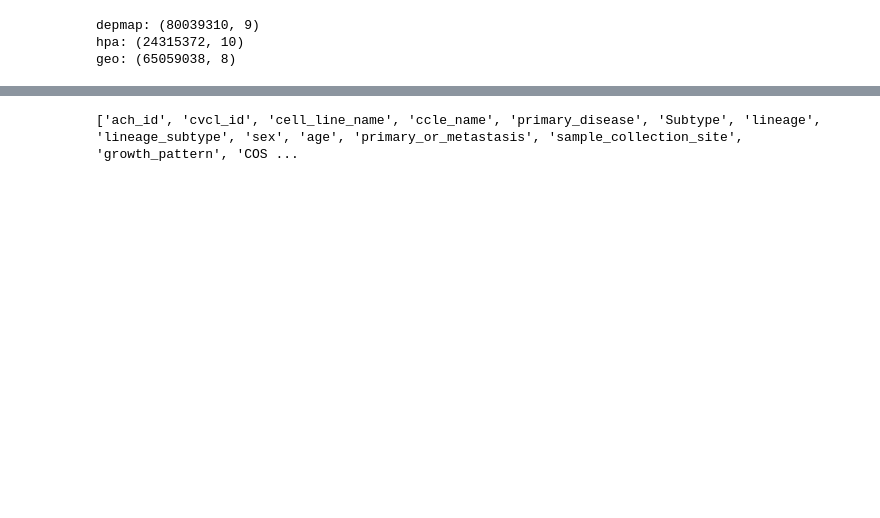
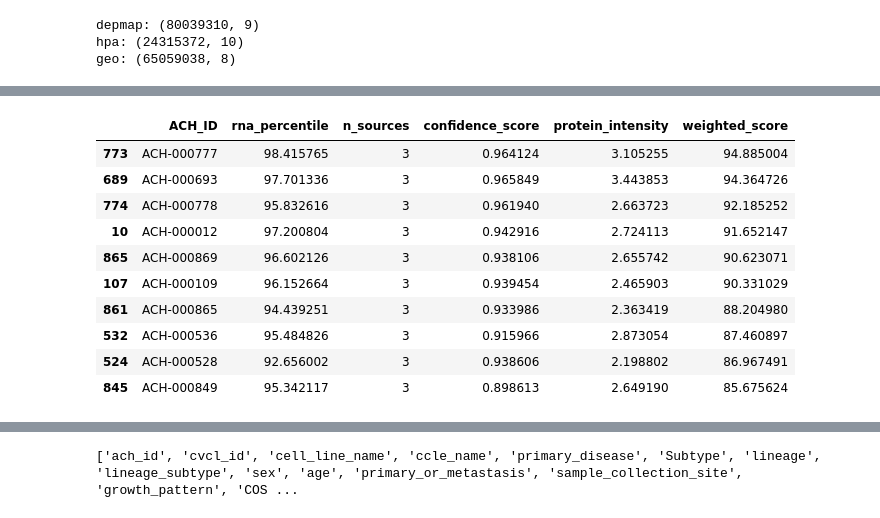
Before and after one commit to NattawasP/SEMTM0044_2025_AYEAR_TEAM34, a Jupyter notebook: notebooks/Victor_Data Exploration/Percentile_Ranking.ipynb, the cells around one changed output, grey strips where cells are left out. Saved outputs shown, nothing was run; the diff lists cells and outputs as text; code cells hidden in the pictures; blank space fills up the shorter version.

```diff
--- a/notebooks/Victor_Data Exploration/Percentile_Ranking.ipynb
+++ b/notebooks/Victor_Data Exploration/Percentile_Ranking.ipynb
@@ -121,0 +100,38 @@ combined.head(10)
+# %%
+target = "ENSG00000146648"   # EGFR
+
+# pull the gene's rows from each source
+dm_sub  = depmap[depmap["ensembl_id"] == target][["ACH_ID", "log2_tpm_plus1"]]
+hpa_sub = hpa[hpa["ensembl_id"] == target][["ACH_ID", "log2_tpm_plus1"]]
+geo_sub = geo[geo["ensembl_id"] == target][["ACH_ID", "log2_tpm_plus1"]]
+
+# aggregate replicates per cell line
+def aggregate_source(df, name, how="median"):
+    agg = (df.groupby("ACH_ID")["log2_tpm_plus1"]
+             .agg(value=how, spread="std", n_reps="count")
+             .reset_index())
+    agg["spread"] = agg["spread"].fillna(0)          # single replicate -> no spread
+    agg["percentile"] = agg["value"].rank(pct=True) * 100
+    agg = agg.rename(columns={
+        "value":      f"{name}_value",
+        "spread":     f"{name}_spread",
+        "n_reps":     f"{name}_n_reps",
+        "percentile": f"{name}_percentile",
+    })
+    return agg
+
+dm_agg  = aggregate_source(dm_sub,  "depmap")
+hpa_agg = aggregate_source(hpa_sub, "hpa")
+geo_agg = aggregate_source(geo_sub, "geo")      # median matters most here
+
+# one row per cell line, all three sources side by side
+rna = dm_agg.merge(hpa_agg, on="ACH_ID", how="outer") \
+            .merge(geo_agg, on="ACH_ID", how="outer")
+
+print("Cell lines:", len(rna))
+print("\nReplicates per cell line (max):")
+for s in ["depmap", "hpa", "geo"]:
+    col = f"{s}_n_reps"
+    print(f"  {s:7s} max={rna[col].max():.0f}  mean={rna[col].mean():.2f}")
+
+rna.head()
@@ -121,0 +240,17 @@ combined.head(10)
+# %%
+combined["weighted_score"] = combined["rna_percentile"] * combined["confidence_score"]
+combined.sort_values("weighted_score", ascending=False)[
+    ["ACH_ID", "rna_percentile", "n_sources", "confidence_score", "protein_intensity", "weighted_score"]
+].head(10)
+# %% [output]
+|  | ACH_ID | rna_percentile | n_sources | confidence_score | protein_intensity | weighted_score |
+| 773 | ACH-000777 | 98.415765 | 3 | 0.964124 | 3.105255 | 94.885004 |
+| 689 | ACH-000693 | 97.701336 | 3 | 0.965849 | 3.443853 | 94.364726 |
+| 774 | ACH-000778 | 95.832616 | 3 | 0.961940 | 2.663723 | 92.185252 |
+| 10 | ACH-000012 | 97.200804 | 3 | 0.942916 | 2.724113 | 91.652147 |
+| 865 | ACH-000869 | 96.602126 | 3 | 0.938106 | 2.655742 | 90.623071 |
+| 107 | ACH-000109 | 96.152664 | 3 | 0.939454 | 2.465903 | 90.331029 |
+| 861 | ACH-000865 | 94.439251 | 3 | 0.933986 | 2.363419 | 88.204980 |
+| 532 | ACH-000536 | 95.484826 | 3 | 0.915966 | 2.873054 | 87.460897 |
+| 524 | ACH-000528 | 92.656002 | 3 | 0.938606 | 2.198802 | 86.967491 |
+| 845 | ACH-000849 | 95.342117 | 3 | 0.898613 | 2.649190 | 85.675624 |
```
Also changed, not shown: parts of 12 cells of this notebook, 1 other file.
